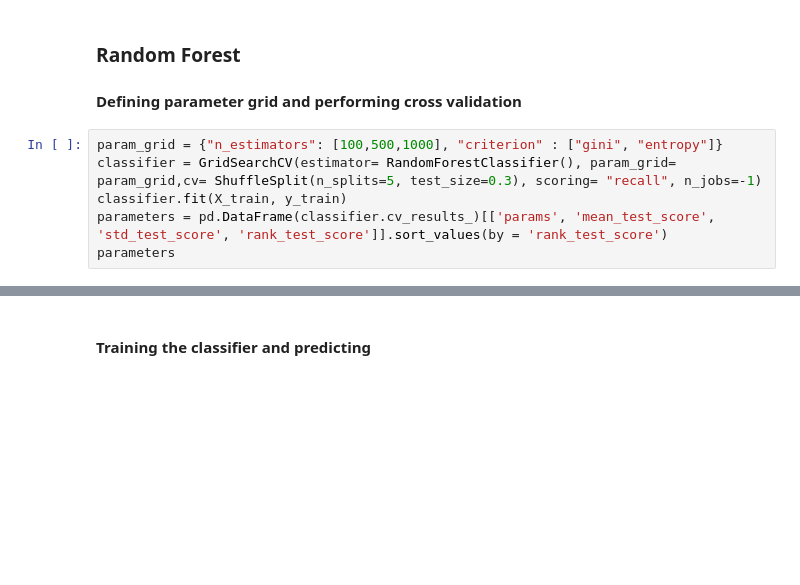
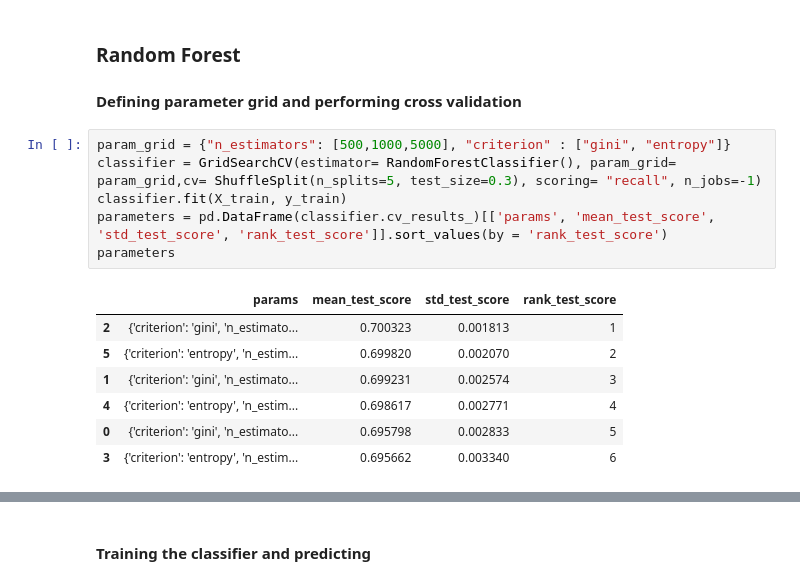
Before and after one commit to Shivam-3921/cardio_disease_prediction, a Jupyter notebook: cardio_disease.ipynb, the cells around one changed output, grey strips where cells are left out. Drawn from its saved outputs; the diff is of its cells as text; blank space fills up the shorter version.

```diff
--- a/cardio_disease.ipynb
+++ b/cardio_disease.ipynb
@@ -478,11 +763,19 @@ plt.show()
 ### Random Forest
 #### Defining parameter grid and performing cross validation
 # %%
-param_grid = {"n_estimators": [100,500,1000], "criterion" : ["gini", "entropy"]}
+param_grid = {"n_estimators": [500,1000,5000], "criterion" : ["gini", "entropy"]}
 classifier = GridSearchCV(estimator= RandomForestClassifier(), param_grid= param_grid,cv= ShuffleSplit(n_splits=5, test_size=0.3), scoring= "recall", n_jobs=-1)
 classifier.fit(X_train, y_train)
 parameters = pd.DataFrame(classifier.cv_results_)[['params', 'mean_test_score', 'std_test_score', 'rank_test_score']].sort_values(by = 'rank_test_score')
 parameters
+# %% [output]
+|  | params | mean_test_score | std_test_score | rank_test_score |
+| 2 | {'criterion': 'gini', 'n_estimato... | 0.700323 | 0.001813 | 1 |
+| 5 | {'criterion': 'entropy', 'n_estim... | 0.699820 | 0.002070 | 2 |
+| 1 | {'criterion': 'gini', 'n_estimato... | 0.699231 | 0.002574 | 3 |
+| 4 | {'criterion': 'entropy', 'n_estim... | 0.698617 | 0.002771 | 4 |
+| 0 | {'criterion': 'gini', 'n_estimato... | 0.695798 | 0.002833 | 5 |
+| 3 | {'criterion': 'entropy', 'n_estim... | 0.695662 | 0.003340 | 6 |
 # %%
 best_params = classifier.best_params_
 print(best_params)
```
Also changed, not shown: parts of 63 cells of this notebook.
